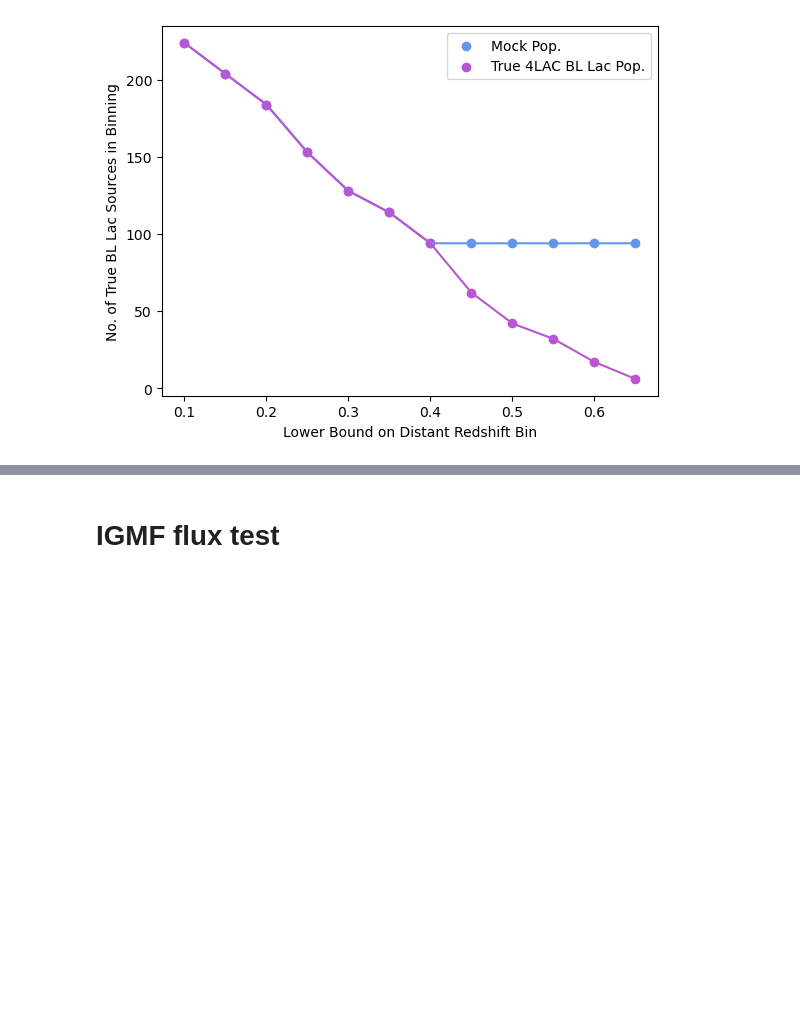
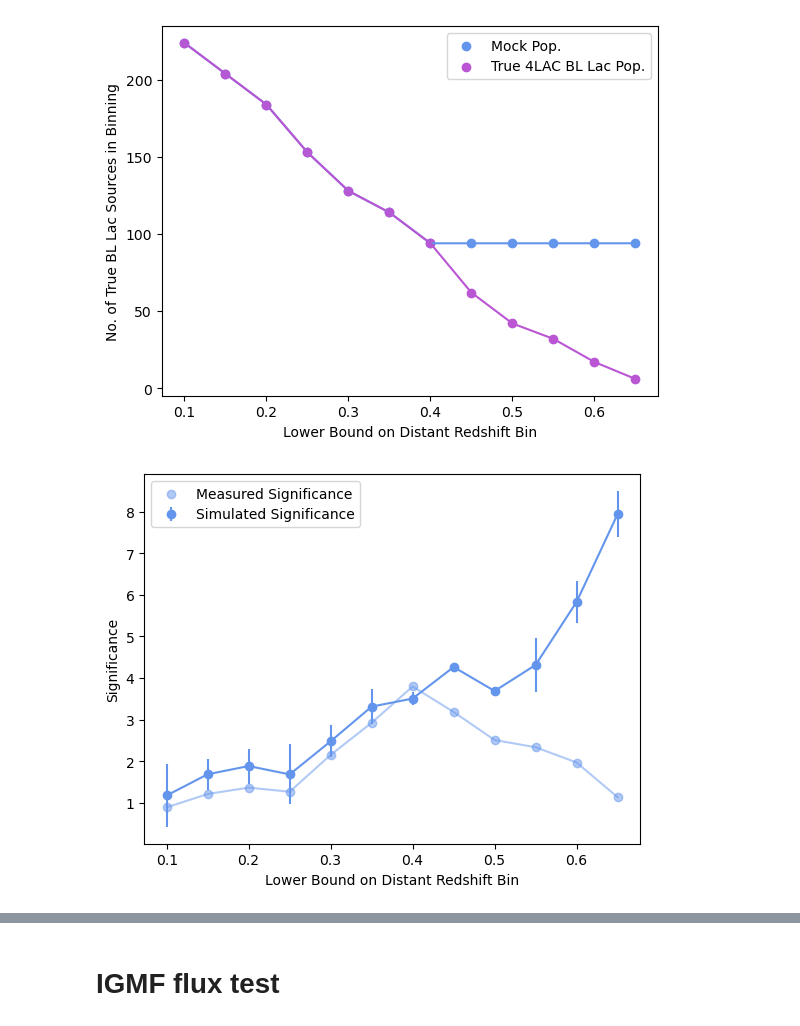
Before and after one commit to ojackson5150/GRS_voids, a Jupyter notebook: Jackson et. al. (202x)/blac_analysis.ipynb, the cells around one changed output, grey strips where cells are left out. Drawn from its saved outputs; the diff is of its cells as text; code cells hidden in the pictures; blank space fills up the shorter version.

```diff
--- a/Jackson et. al. (202x)/blac_analysis.ipynb
+++ b/Jackson et. al. (202x)/blac_analysis.ipynb
@@ -1276,3 +1276,30 @@ ax1.legend(lines, labels, loc='upper right')
 # %% [output]
 <matplotlib.legend.Legend at 0x...>
 [figure]
+# %%
+ks_err_avg = ((np.asarray(ks_plus) - np.asarray(ks)) + (np.asarray(ks) - np.asarray(ks_minus)))/2
+sigma_err_avg = ((np.asarray(sigmas_plus) - np.asarray(sigmas)) + (np.asarray(sigmas) - np.asarray(sigmas_minus)))/2
+# %%
+bins = [0.1, 0.15, 0.2, 0.25, 0.3, 0.35, 0.4, 0.45, 0.5, 0.55, 0.6, 0.65]
+fig, ax1 = plt.subplots()
+
+ax1.errorbar(bins,sigmas,yerr = np.abs(sigma_err_avg), fmt = 'o', color = 'cornflowerblue', label = "Simulated Significance")
+ax1.scatter(bins, true_sigmas, color = 'cornflowerblue', alpha = 0.5, label = 'Measured Significance')
+ax1.plot(bins, true_sigmas, color = 'cornflowerblue', alpha = 0.5)
+#ax1.plot(bins,sigmas_plus, color = 'gray')
+#ax1.plot(bins,sigmas_minus, color = 'gray')
+ax1.plot(bins,sigmas, color = 'cornflowerblue')
+#ax1.fill_between(bins, sigmas_minus, sigmas_plus, color='gray', alpha=0.3)
+ax1.set_ylabel('Significance')
+ax1.set_xlabel('Lower Bound on Distant Redshift Bin')
+
+plt.legend()
+
+
+#lines = [line1, line2]
+#labels = [line.get_label() for line in lines]
+#ax1.legend(lines, labels, loc='upper left')
+#plt.title('Mock 4LAC Population - Same Voidiness Distribution')
+plt.savefig('mock_significance.png', dpi = 300, bbox_inches = 'tight')
+# %% [output]
+[figure, added]
```
Also changed, not shown: parts of 20 cells of this notebook.
